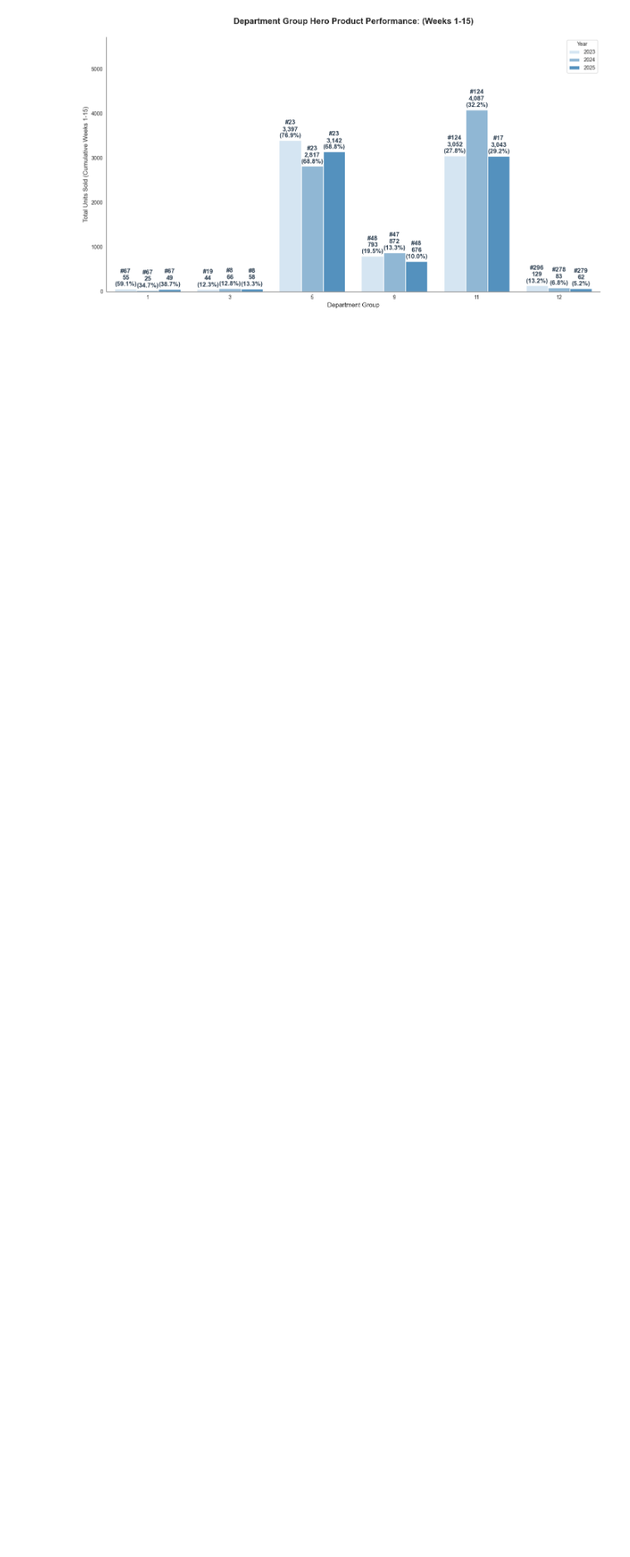
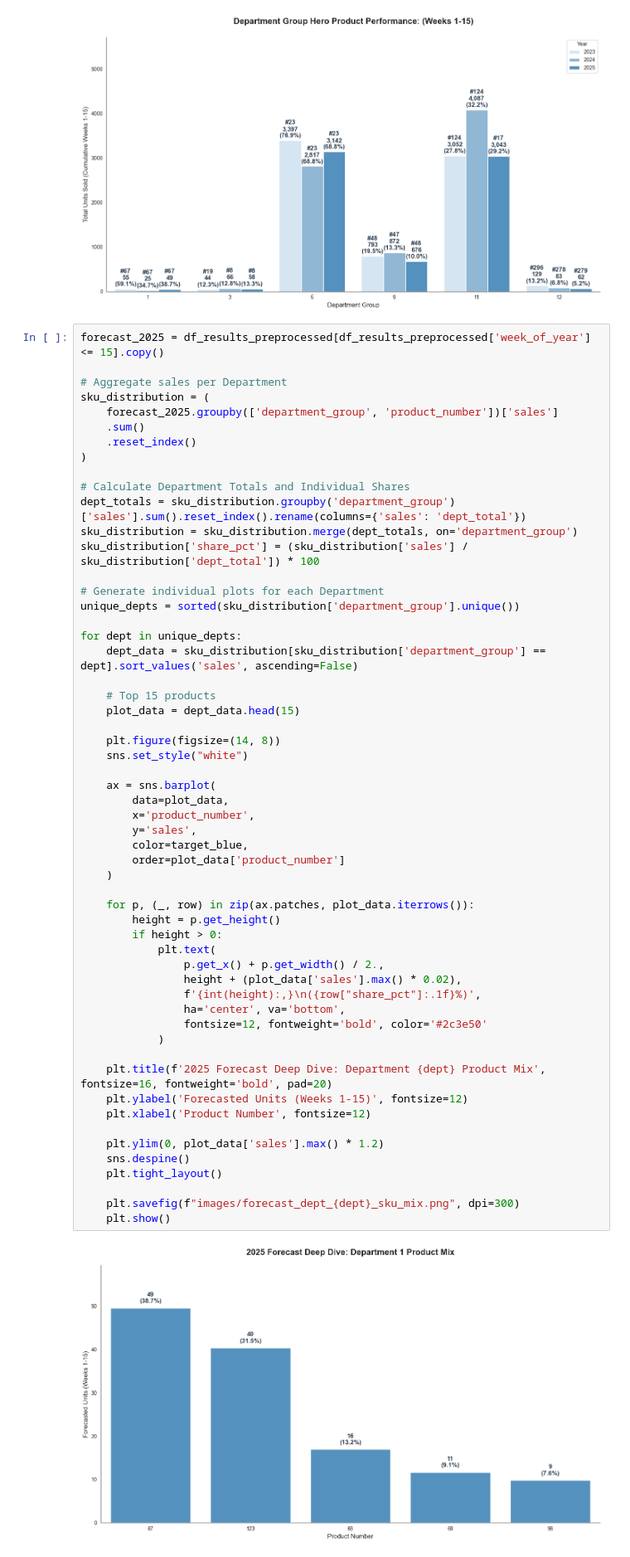
Before and after one commit to luisgrewe/StockSalesPrediction, a Jupyter notebook: salesprediction.ipynb, the cells around one changed output. Shown at 83% size. Saved outputs shown, nothing was run; the diff lists cells and outputs as text; blank space fills up the shorter version.

Commit message:
Add Department Plots

```diff
--- a/salesprediction.ipynb
+++ b/salesprediction.ipynb
@@ -1757,3 +1752,61 @@ plt.savefig("images/hero_forecast_per_department.png")
 plt.show()
 # %% [output]
 [figure]
+# %%
+forecast_2025 = df_results_preprocessed[df_results_preprocessed['week_of_year'] <= 15].copy()
+
+# Aggregate sales per Department
+sku_distribution = (
+    forecast_2025.groupby(['department_group', 'product_number'])['sales']
+    .sum()
+    .reset_index()
+)
+
+# Calculate Department Totals and Individual Shares
+dept_totals = sku_distribution.groupby('department_group')['sales'].sum().reset_index().rename(columns={'sales': 'dept_total'})
+sku_distribution = sku_distribution.merge(dept_totals, on='department_group')
+sku_distribution['share_pct'] = (sku_distribution['sales'] / sku_distribution['dept_total']) * 100
+
+# Generate individual plots for each Department
+unique_depts = sorted(sku_distribution['department_group'].unique())
+
+for dept in unique_depts:
+    dept_data = sku_distribution[sku_distribution['department_group'] == dept].sort_values('sales', ascending=False)
+
+    # Top 15 products
+    plot_data = dept_data.head(15)
+
+    plt.figure(figsize=(14, 8))
+    sns.set_style("white")
+
+    ax = sns.barplot(
+        data=plot_data,
+        x='product_number',
+        y='sales',
+        color=target_blue,
+        order=plot_data['product_number']
+    )
+
+    for p, (_, row) in zip(ax.patches, plot_data.iterrows()):
+        height = p.get_height()
+        if height > 0:
+            plt.text(
+                p.get_x() + p.get_width() / 2.,
+                height + (plot_data['sales'].max() * 0.02),
+                f'{int(height):,}\n({row["share_pct"]:.1f}%)',
+                ha='center', va='bottom',
+                fontsize=12, fontweight='bold', color='#2c3e50'
+            )
+
+    plt.title(f'2025 Forecast Deep Dive: Department {dept} Product Mix', fontsize=16, fontweight='bold', pad=20)
+    plt.ylabel('Forecasted Units (Weeks 1-15)', fontsize=12)
+    plt.xlabel('Product Number', fontsize=12)
+
+    plt.ylim(0, plot_data['sales'].max() * 1.2)
+    sns.despine()
+    plt.tight_layout()
+
+    plt.savefig(f"images/forecast_dept_{dept}_sku_mix.png", dpi=300)
+    plt.show()
+# %% [output]
+[figure, added]
```
Also changed, not shown: parts of 7 cells of this notebook, 10 other files.
